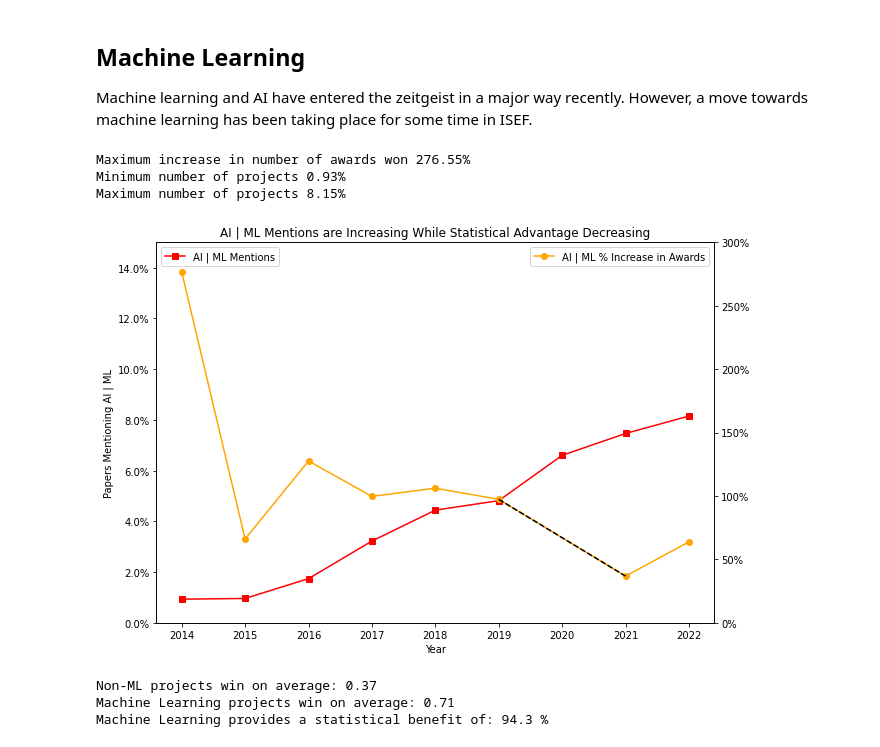
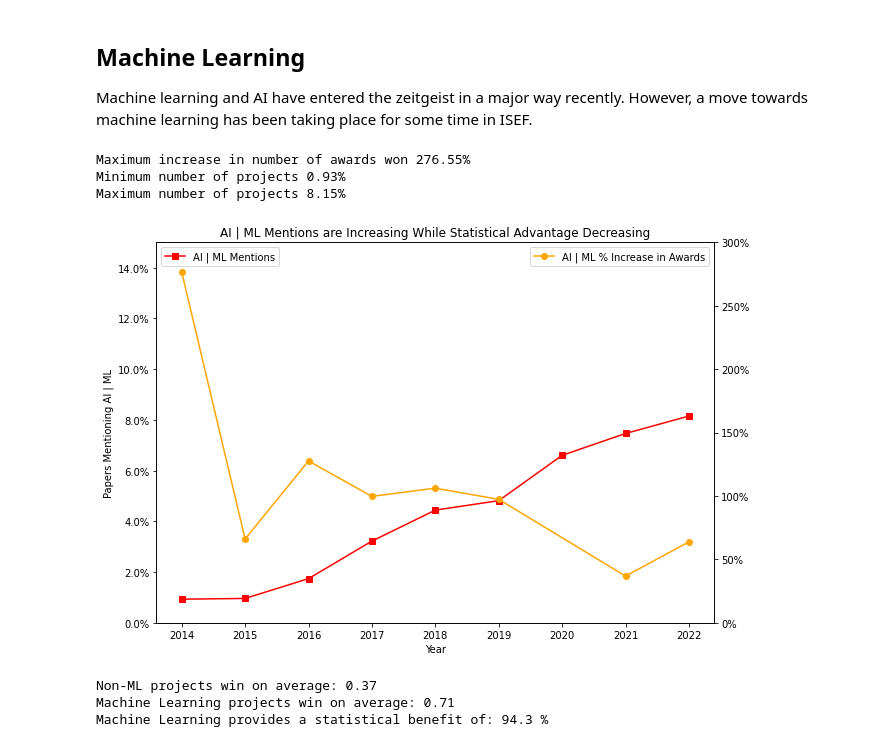
Before and after one commit to wkaisertexas/all-isef-projects, a Jupyter notebook: international-science-fair-analysis.ipynb, the cells around one changed output. Cells and saved outputs as stored; diff of their text form; code cells hidden in the pictures.

```diff
--- a/international-science-fair-analysis.ipynb
+++ b/international-science-fair-analysis.ipynb
@@ -418,36 +421,34 @@ fig, ax = plt.subplots()
 ax.plot(machine_learning, marker='s', label="AI | ML Mentions")
 
 ax.set_xlabel('Year')
 ax.set_ylabel('Papers Mentioning AI | ML')
 ax1.set_ylabel('% Awards Increase for ML')
 
 ax1 = ax.twinx()
 
 ax1.plot(machine_learning_boost, marker='o', label="AI | ML % Increase in Awards", color="orange")
-ax1.plot([2019, 2021], [machine_learning_boost.loc[2019], machine_learning_boost.loc[2021]], color="black", linestyle='--')
-
 
 ax.legend(loc="upper left")
 ax1.legend()
 
 ax.set_ylim(0, .15)
 ax1.set_ylim(0, 3)
 
 ax.yaxis.set_major_formatter(PercentFormatter(xmax=1.0))
 ax1.yaxis.set_major_formatter(PercentFormatter(xmax=1.0))
 
 ax.set_title('AI | ML Mentions are Increasing While Statistical Advantage Decreasing')
 fig.savefig('machine_learning_growth.png')
 fig.show()
 
 print(f"Maximum increase in number of awards won {machine_learning_boost.max() * 100:.2f}%")
 print(f"Minimum number of projects {machine_learning.min() * 100:.2f}%")
 print(f"Maximum number of projects {machine_learning.max() * 100:.2f}%")
 # %% [output]
 Maximum increase in number of awards won 276.55%
 Minimum number of projects 0.93%
 Maximum number of projects 8.15%
-[figure, old version]
+[figure, new version]
 # %%
 ml_and_awards = ds.groupby('machine_learning')['num_awards'].mean()
 print(f"Non-ML projects win on average: {ml_and_awards[0]:.2f}")
```
Also changed, not shown: parts of 19 cells of this notebook.
